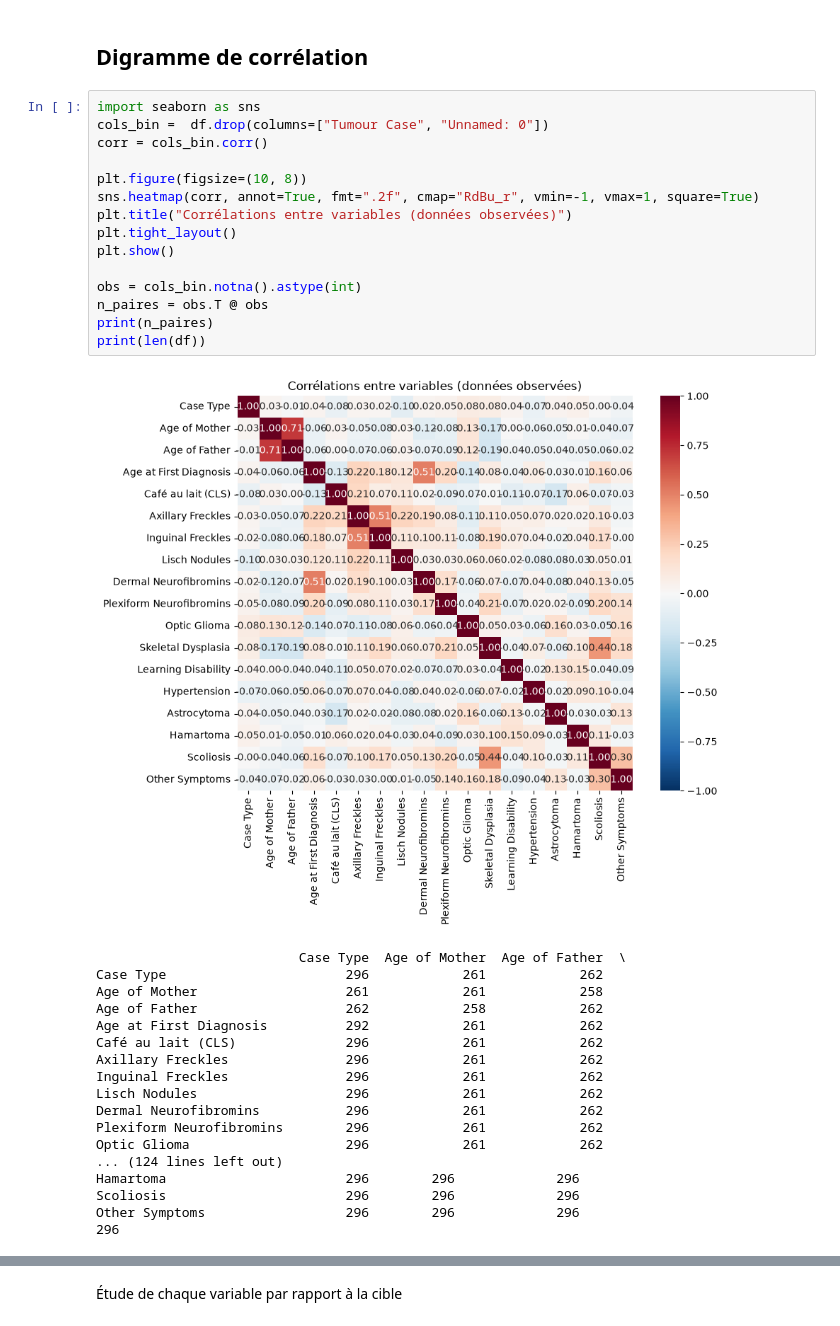
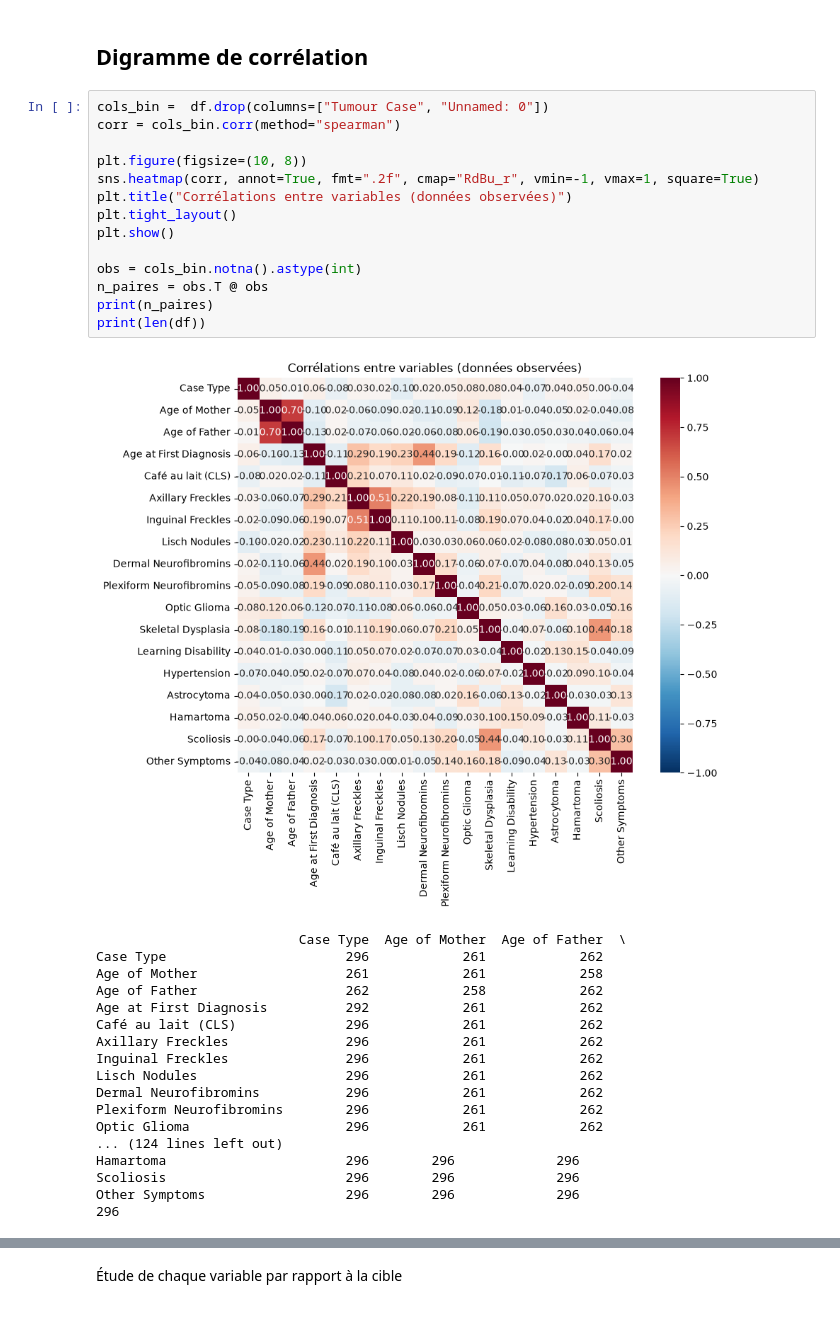
Before and after one commit to Mouhamadoukandji/nf1, a Jupyter notebook: notebooks/001_explorations.ipynb, the cells around one changed output, grey strips where cells are left out. Saved outputs shown, nothing was run; the diff lists cells and outputs as text.

```diff
--- a/notebooks/001_explorations.ipynb
+++ b/notebooks/001_explorations.ipynb
@@ -151,22 +147,21 @@ Même conclusion que l'âge du père
 # %% [markdown]
 ## Digramme de corrélation
 # %%
-import seaborn as sns
 cols_bin =  df.drop(columns=["Tumour Case", "Unnamed: 0"])
-corr = cols_bin.corr()
+corr = cols_bin.corr(method="spearman")
 
 plt.figure(figsize=(10, 8))
 sns.heatmap(corr, annot=True, fmt=".2f", cmap="RdBu_r", vmin=-1, vmax=1, square=True)
 plt.title("Corrélations entre variables (données observées)")
 plt.tight_layout()
 plt.show()
 
 obs = cols_bin.notna().astype(int)
 n_paires = obs.T @ obs
 print(n_paires)
 print(len(df))
 # %% [output]
-[figure, old version]
+[figure, new version]
                           Case Type  Age of Mother  Age of Father  \
 Case Type                       296            261            262
 Age of Mother                   261            261            258
```
Also changed, not shown: parts of 34 cells of this notebook, 1 other file.
